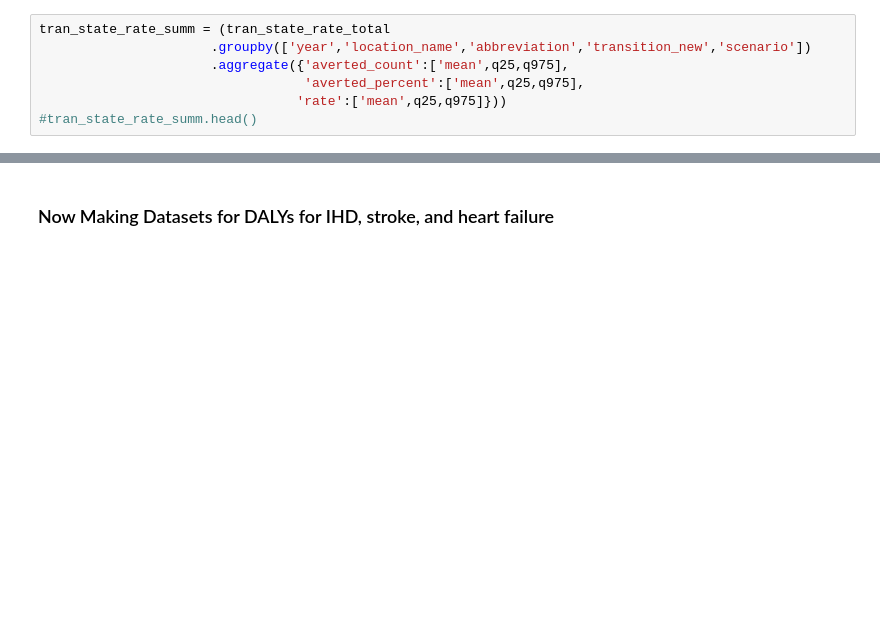
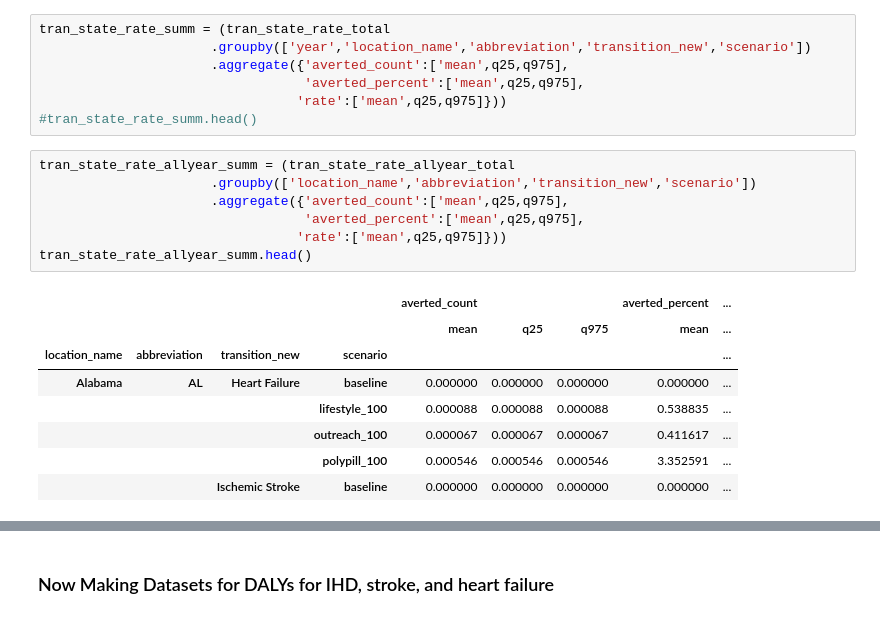
Before and after one commit to ihmeuw/vivarium_research_nih_us_cvd, a Jupyter notebook: map_figures_8.4.23.ipynb, the cells around one changed output, grey strips where cells are left out. Drawn from its saved outputs; the diff is of its cells as text; blank space fills up the shorter version.

```diff
--- a/map_figures_8.4.23.ipynb
+++ b/map_figures_8.4.23.ipynb
@@ -147,6 +180,22 @@ tran_state_rate_summ = (tran_state_rate_total
                                   'averted_percent':['mean',q25,q975],
                                  'rate':['mean',q25,q975]}))
 #tran_state_rate_summ.head()
+# %%
+tran_state_rate_allyear_summ = (tran_state_rate_allyear_total
+                      .groupby(['location_name','abbreviation','transition_new','scenario'])
+                      .aggregate({'averted_count':['mean',q25,q975],
+                                  'averted_percent':['mean',q25,q975],
+                                 'rate':['mean',q25,q975]}))
+tran_state_rate_allyear_summ.head()
+# %% [output]
+|  |  |  |  | averted_count |  |  | averted_percent | ... |
+|  |  |  |  | mean | q25 | q975 | mean | ... |
+| location_name | abbreviation | transition_new | scenario |  |  |  |  | ... |
+| Alabama | AL | Heart Failure | baseline | 0.000000 | 0.000000 | 0.000000 | 0.000000 | ... |
+|  |  |  | lifestyle_100 | 0.000088 | 0.000088 | 0.000088 | 0.538835 | ... |
+|  |  |  | outreach_100 | 0.000067 | 0.000067 | 0.000067 | 0.411617 | ... |
+|  |  |  | polypill_100 | 0.000546 | 0.000546 | 0.000546 | 3.352591 | ... |
+|  |  | Ischemic Stroke | baseline | 0.000000 | 0.000000 | 0.000000 | 0.000000 | ... |
 # %%
 tran_state_rate_summ.columns = ["_".join(a) for a in tran_state_rate_summ.columns.to_flat_index()]
 tran_state_rate_summ.reset_index(inplace=True)
```
Also changed, not shown: parts of 17 cells of this notebook, 10 other files.
